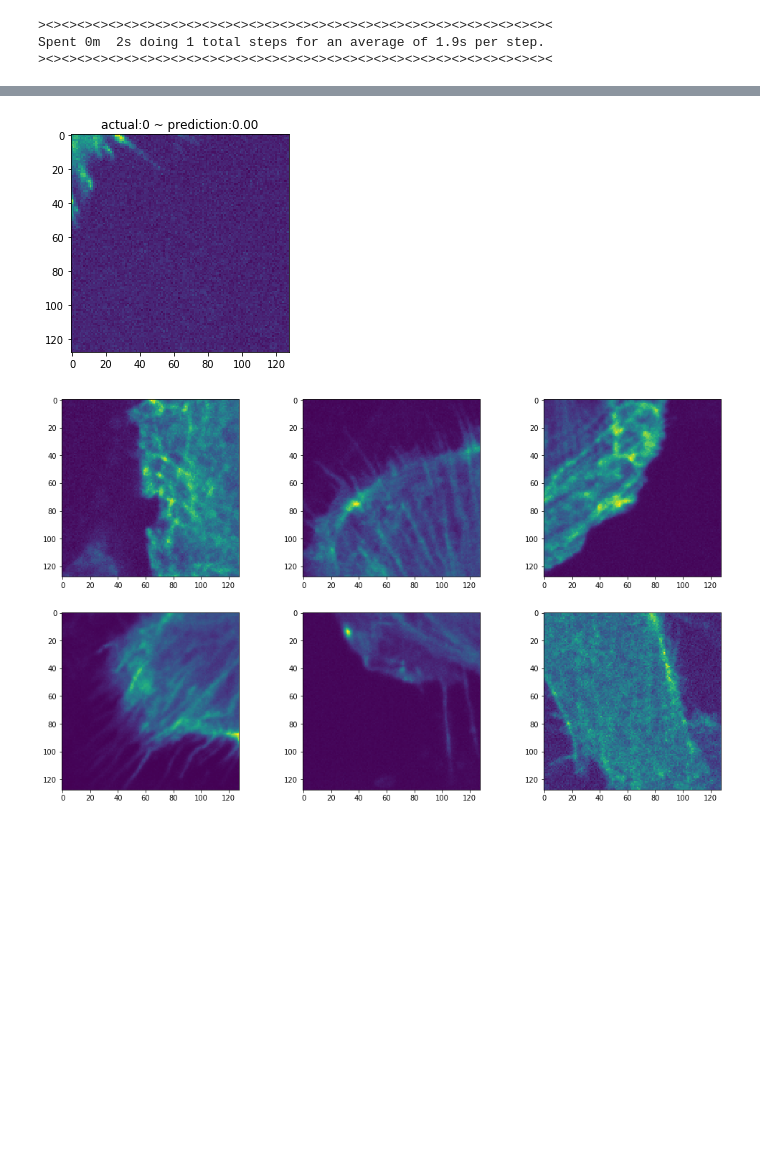
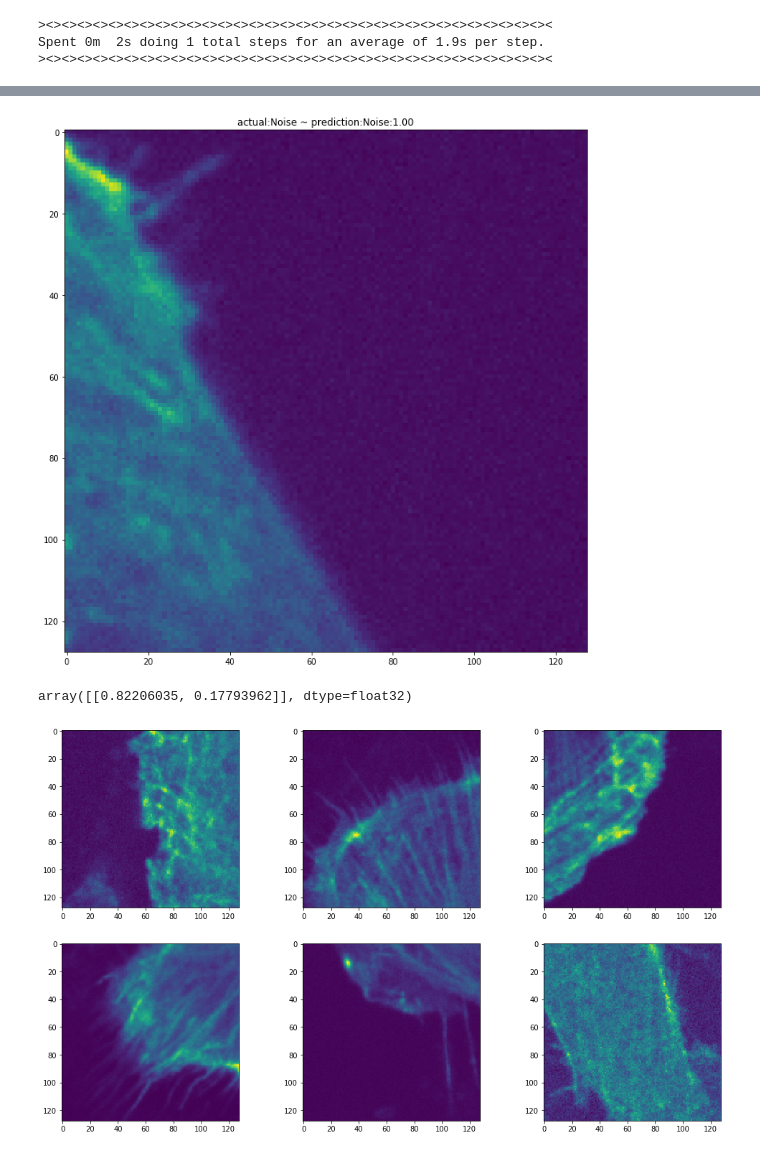
Before and after one commit to jbf81tb/kural_work, a Jupyter notebook: actin_detector.ipynb, the cells around one changed output, grey strips where cells are left out. Saved outputs shown, nothing was run; the diff lists cells and outputs as text; code cells hidden in the pictures; blank space fills up the shorter version.

Commit message:
update readme and classifier

```diff
--- a/actin_detector.ipynb
+++ b/actin_detector.ipynb
@@ -193,3 +243,6 @@ print((not_actin[0].shape[0],actin[0].shape[0]))
+# %%
+with open(PATH+'actin_with_classes.pickle','rb') as f:
+    imgs, classification = pickle.load(f)
 # %%
 with open(PATH+'actin_and_not_actin.pickle','wb') as f:
     pickle.dump((actin,not_actin),f,protocol=4)
@@ -209,7 +262,5 @@ imgs = []
 for i in idx_order:
     imgs.append(all_actin[i])
     classification.append(torch.tensor(1) if i in actin_class else torch.tensor(0))
-# %%
-imgs = torch.stack(imgs)
 # %%
 classification = torch.stack(classification)
@@ -220,3 +267,5 @@ torch.Size([847, 1, 128, 128])
+# %%
+he_imgs = imgs[0]
 # %%
 classification.shape
 # %% [output]
@@ -304,14 +355,25 @@ plt.show()
+# %%
+model = ActinClassifierModel(7).cuda()
+model.load_state_dict(torch.load(r'D:\Code\kural_work\actin_classifier_model.pth'))
+for p in model.parameters():
+    p.requires_grad = False
+ds = ActinClassifierDataset(he_imgs,classification)
 # %%
 model.eval()
-idx = np.random.choice(val_idx)
+idx = np.random.choice(len(ds))
 # _, ax = plt.subplots(1,2,figsize=[16,10])
 i, c = ds[idx]
+plt.figure(figsize=(12,12))
 plt.imshow(i[0])
 y_pred = nn.Softmax(1)(model(i[None].cuda())).cpu().data.numpy()
-plt.title(f'actual:{c} ~ prediction:{y_pred[0][1]:.2f}')
+plt.title(f'actual:{class_labels[c]} ~ prediction:{class_labels[np.argmax(y_pred[0])]}:{y_pred[0][c]:.2f}')
 plt.show()
 # %% [output]
-[figure, old version]
+[figure, new version]
+# %%
+y_pred
+# %% [output]
+array([[0.82206035, 0.17793962]], dtype=float32)
 # %%
 good_actin = []
 not_good_actin = []
```
Also changed, not shown: parts of 31 cells of this notebook, 5 other files.
